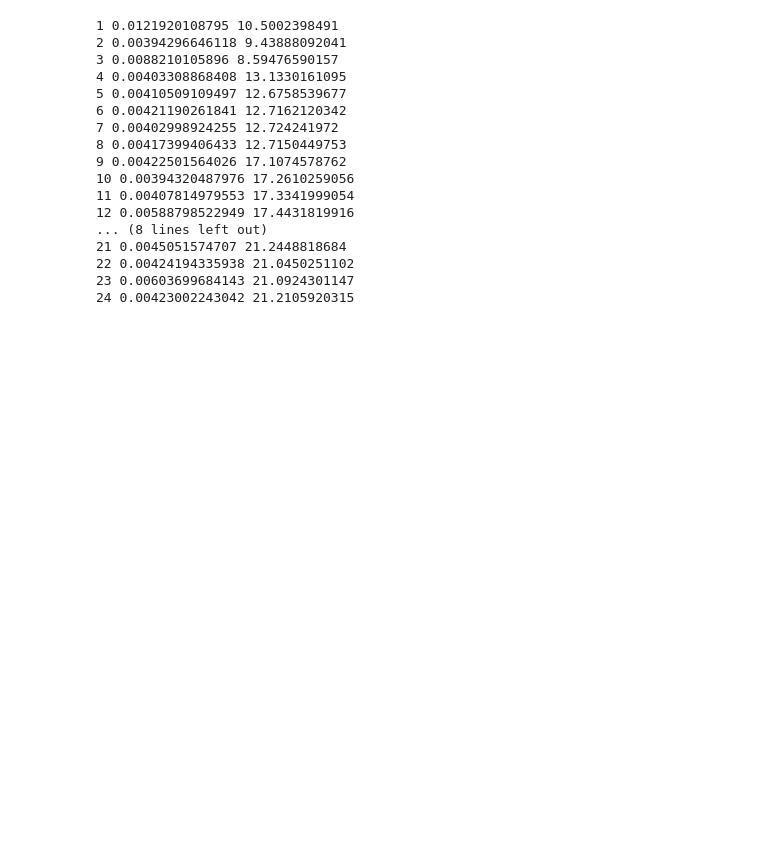
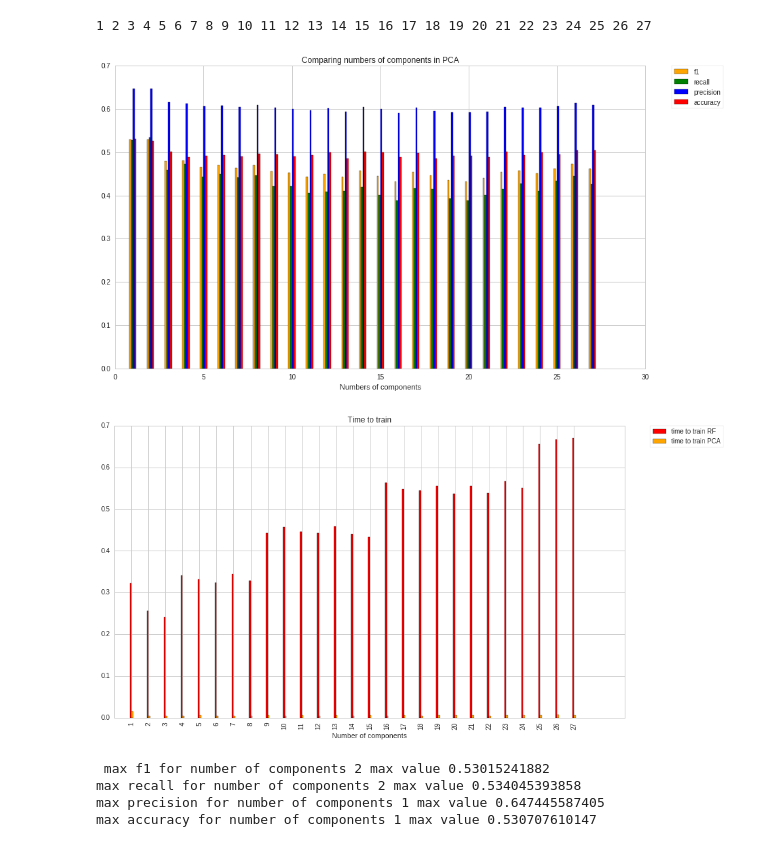
Before and after one commit to svyazhinvlad/Quant_machine_learning, a Jupyter notebook: 00+Machine+Learning+on+Quantopian+RF+%2B+PCA+TEST.ipynb, the cells around one changed output. Saved outputs shown, nothing was run; the diff lists cells and outputs as text; code cells hidden in the pictures; blank space fills up the shorter version.

```diff
--- a/00+Machine+Learning+on+Quantopian+RF+%2B+PCA+TEST.ipynb
+++ b/00+Machine+Learning+on+Quantopian+RF+%2B+PCA+TEST.ipynb
@@ -461,47 +487,70 @@ plt.show()
 # %%
 metric_results_PCA={}
 for metric in cls_metrics:
     metric_results_PCA.update({metric:[]});
     metric_results_PCA.update({'time':[]});
     metric_results_PCA.update({'time_PCA':[]});
-
 pca_numbers = np.array(range(1,X.shape[2]+1))
+clf = ensemble.RandomForestClassifier(max_depth=30,n_estimators=50)
 
 for pca_number in pca_numbers :
     print pca_number,
     pca=decomposition.PCA(n_components = pca_number)
     start_timer_PCA=time()
     X_train_trans_PCA = pca.fit_transform(X_train_trans)
     X_test_trans_PCA = pca.transform(X_test_trans)
     end_timer_PCA=time()
-    print end_timer_PCA-start_timer_PCA,
+
     start_timer=time()
     clf.fit(X_train_trans_PCA, Y_train_shift)
     Y_pred_test_PCA    = clf.predict(X_test_trans_PCA)
     end_timer=time()
-    print end_timer-start_timer
+
 
     for metric in cls_metrics:
         temp = cls_metrics[metric](Y_test_shift, Y_pred_test_PCA)
         metric_results_PCA[metric].append(temp)
 
     metric_results_PCA['time'].append(end_timer-start_timer)
     metric_results_PCA['time_PCA'].append(end_timer_PCA-start_timer_PCA)
+
+    mywidth =0.1
+
+
+shift=-(len(cls_metrics)-1)/2*mywidth
+for metric in cls_metrics:
+
+    plt.bar(pca_numbers+shift, metric_results_PCA[metric], width=mywidth,
+        label = metric, color=metric_colors[metric])
+    shift += mywidth
+
+
+plt.title("Comparing numbers of components in PCA")
+plt.xlabel('Numbers of components')
+plt.legend(bbox_to_anchor=(1.05, 1), loc=2, borderaxespad=0.)
+plt.show()
+
+plt.bar(np.array(range(1,len(pca_numbers)+1))-mywidth, metric_results_PCA['time'], width=mywidth,
+        label = 'time to train RF', color='r')
+plt.bar(np.array(range(1,len(pca_numbers)+1)), metric_results_PCA['time_PCA'], width=mywidth,
+        label = 'time to train PCA', color='orange')
+
+plt.title("Time to train")
+plt.xlabel('Number of components')
+plt.xticks(np.array(range(1,len(pca_numbers)+1)), pca_numbers, rotation='vertical')
+plt.legend(bbox_to_anchor=(1.05, 1), loc=2, borderaxespad=0.)
+plt.show()
+
+
+
+for metric in cls_metrics:
+    print 'max', metric, 'for number of components', pca_numbers[np.argmax(metric_results_PCA[metric])] \
+    ,'max value', max(metric_results_PCA[metric])
 # %% [output]
-1 0.0121920108795 10.5002398491
-2 0.00394296646118 9.43888092041
-3 0.0088210105896 8.59476590157
-4 0.00403308868408 13.1330161095
-5 0.00410509109497 12.6758539677
-6 0.00421190261841 12.7162120342
-7 0.00402998924255 12.724241972
-8 0.00417399406433 12.7150449753
-9 0.00422501564026 17.1074578762
-10 0.00394320487976 17.2610259056
-11 0.00407814979553 17.3341999054
-12 0.00588798522949 17.4431819916
-... (8 lines left out)
-21 0.0045051574707 21.2448818684
-22 0.00424194335938 21.0450251102
-23 0.00603699684143 21.0924301147
-24 0.00423002243042 21.2105920315
+1 2 3 4 5 6 7 8 9 10 11 12 13 14 15 16 17 18 19 20 21 22 23 24 25 26 27
+[figure, added]
+[figure, added]
+ max f1 for number of components 2 max value 0.53015241882
+max recall for number of components 2 max value 0.534045393858
+max precision for number of components 1 max value 0.647445587405
+max accuracy for number of components 1 max value 0.530707610147
```
Also changed, not shown: parts of 14 cells of this notebook, 1 other file.
